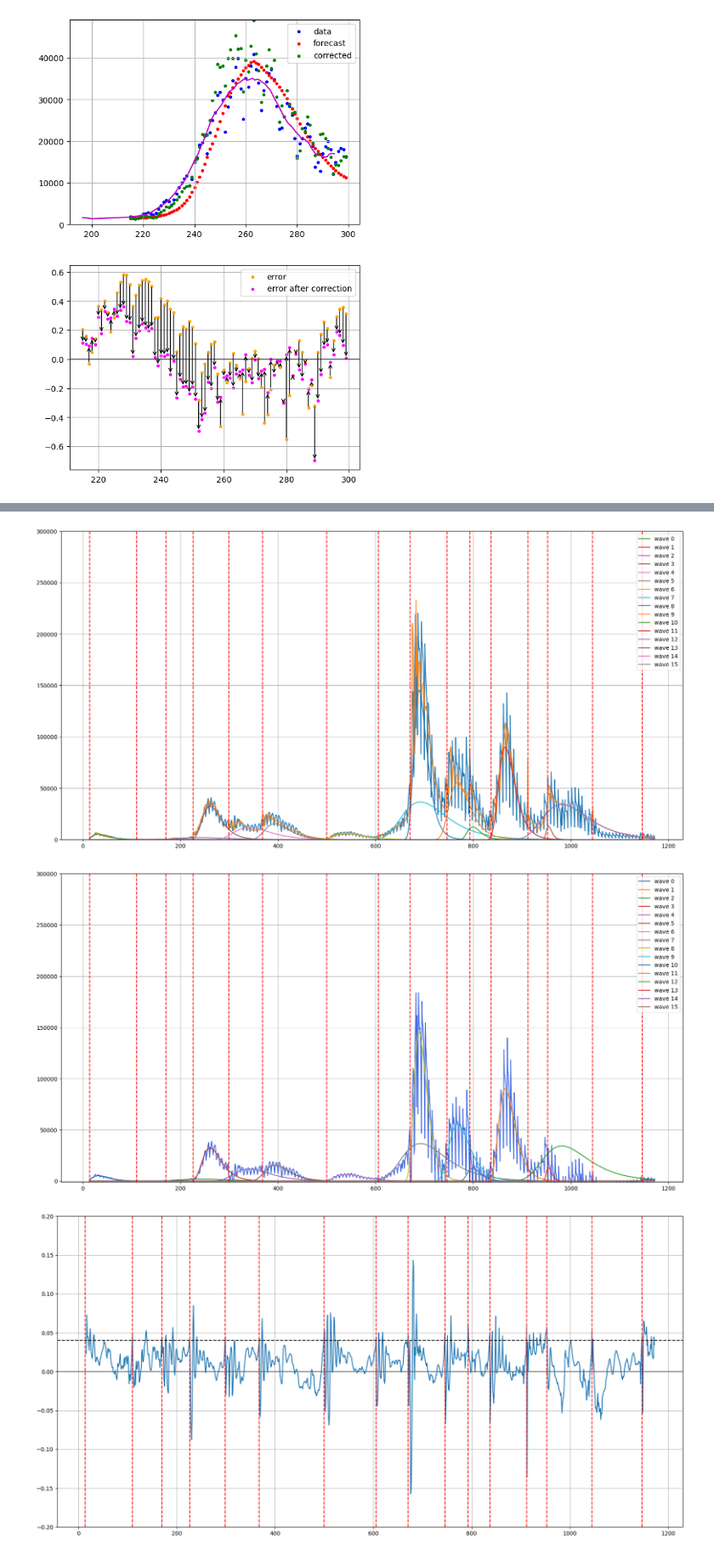
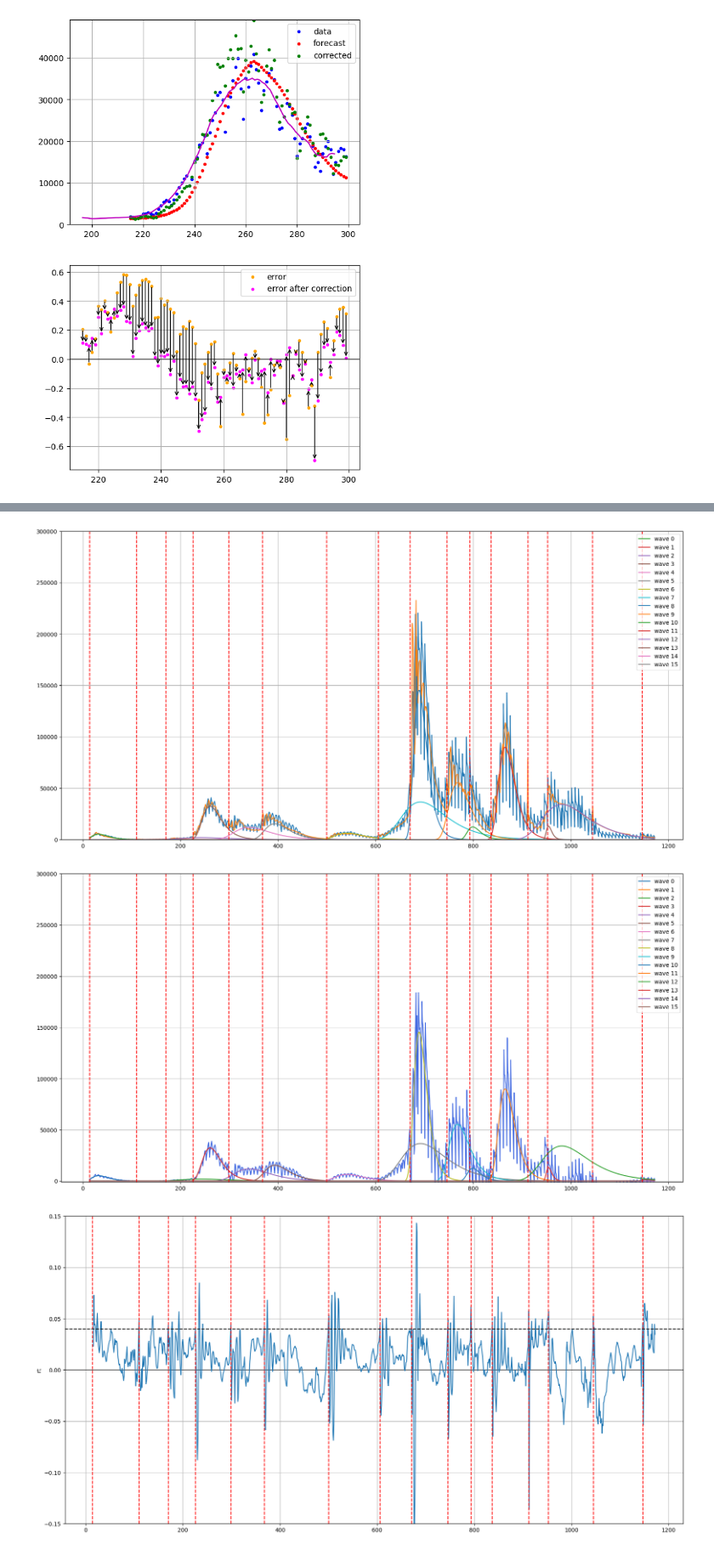
Before and after one commit to Adrianominora/Wave, a Jupyter notebook: script/Forecast.ipynb, the cells around one changed output, grey strips where cells are left out. Shown at 85% size. Cells and saved outputs as stored; diff of their text form; code cells hidden in the pictures.

```diff
--- a/script/Forecast.ipynb
+++ b/script/Forecast.ipynb
@@ -274,14 +274,35 @@ ax[1].legend(['error','error after correction'])
 plt.show()
 # %% [output]
 [figure]
+# %%
+def create_frame(t, t0, Forecast, my_prediction):
+    plt.figure(figsize=(20,10))
+    plt.title('t = '+str(t)+' days')
+    tt = np.arange(t0,t)
+    plt.plot(tt, new_pos_tot[tt], linewidth=1.5, alpha=0.7, label='data')
+    plt.plot(tt, my_prediction[tt-t0], linewidth=1.5, color='red', label='prediction')
+    plt.grid(True)
+    for i in range(Forecast.n):
+        plt.plot(tt,Forecast.single_predict(i,tt), label=f'wave {i}', linewidth=1.2)
+    plt.legend(fontsize=18, loc=2)
+    ax = plt.gca()
+    ax.set_facecolor('whitesmoke')
+    plt.savefig(f'./img/dat_{t}.png')
+    plt.close()
 # %%
 # Using the forecast as a class updated
 
 import numpy as np
 import matplotlib.pyplot as plt
-import matplotlib as mpl
+import matplotlib.animation as animation
 import pandas as pd
 import Forecast as fc
+import imageio
+
+gif_Flag = False
+# gif_Flag = True
+if gif_Flag:
+    frames_dat = []
 
 national_data=pd.read_csv('..\data\dati-andamento-nazionale\dpc-covid19-ita-andamento-nazionale.csv')
 new_pos_tot=national_data['nuovi_positivi'].values[:]
@@ -293,10 +314,13 @@ rt_list = []
 
 my_prediction = np.zeros(T-t0)
 
-Forecast = fc.n_waves(new_pos_tot)
+Forecast = fc.n_waves(new_pos_tot,window=1)
 fit_data = np.zeros(T)
 for t in tt_forecast:
     fit_data[t] = Forecast.daily_update()
     rt_list.append(Forecast.rt)
-
     my_prediction[t-t0] = Forecast.predict(t+1)
+    if gif_Flag:
+        create_frame(t, t0, Forecast, my_prediction)
+        image_dat = imageio.v2.imread(f'./img/dat_{t}.png')
+        frames_dat.append(image_dat)
@@ -331,5 +364,6 @@ plt.grid(True)
 for i in range(len(Forecast.L_starts)):
     plt.axvline(Forecast.L_starts[i], color='r', linestyle='--')
 plt.axhline(0.04, color='k', linestyle='--')
-plt.ylim(-0.2,0.2)
+plt.ylim(-0.15,0.15)
+plt.ylabel('rt')
 # %% [output]
@@ -337,6 +371,6 @@ plt.ylim(-0.2,0.2)
 [figure]
 [figure]
-[figure, old version]
+[figure, new version]
 # %%
 for i in range(Forecast.n):
     print(f'----------------------------Wave {i}------------------------------')
```
Also changed, not shown: parts of 5 cells of this notebook, 11 other files.
